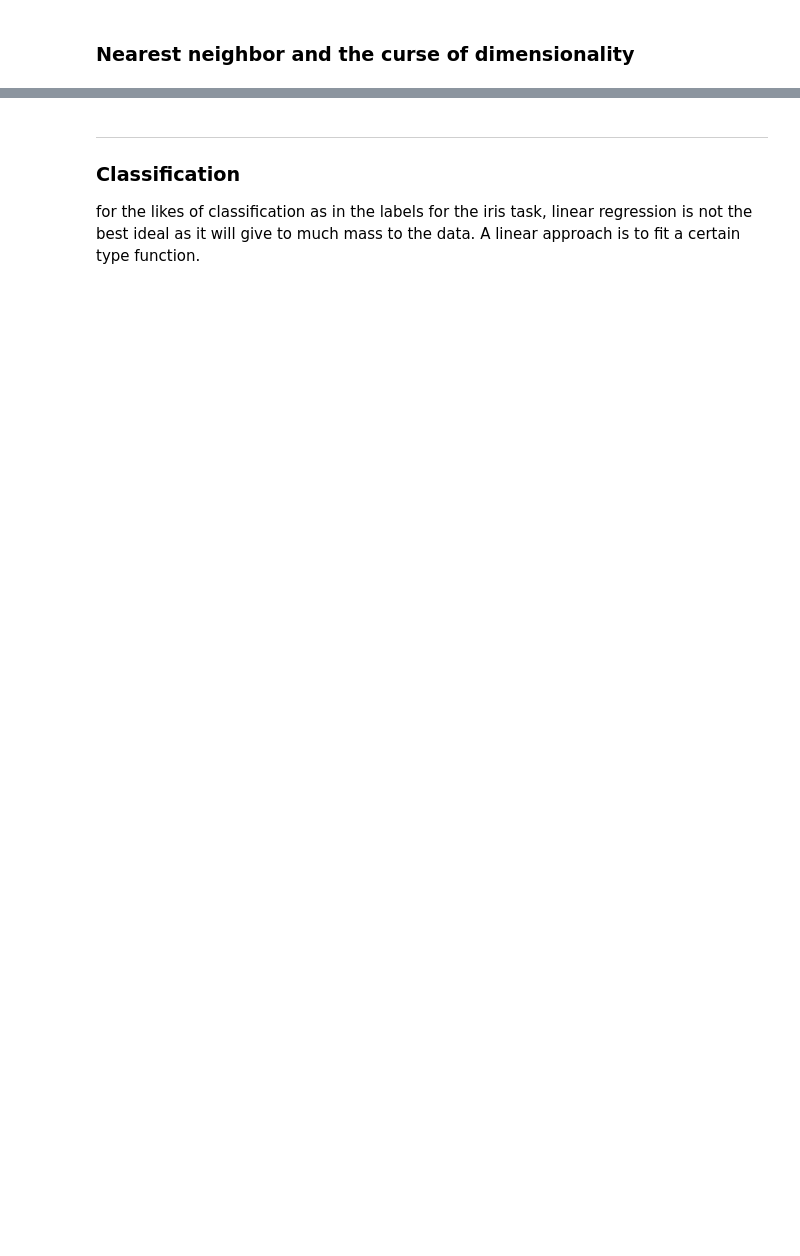
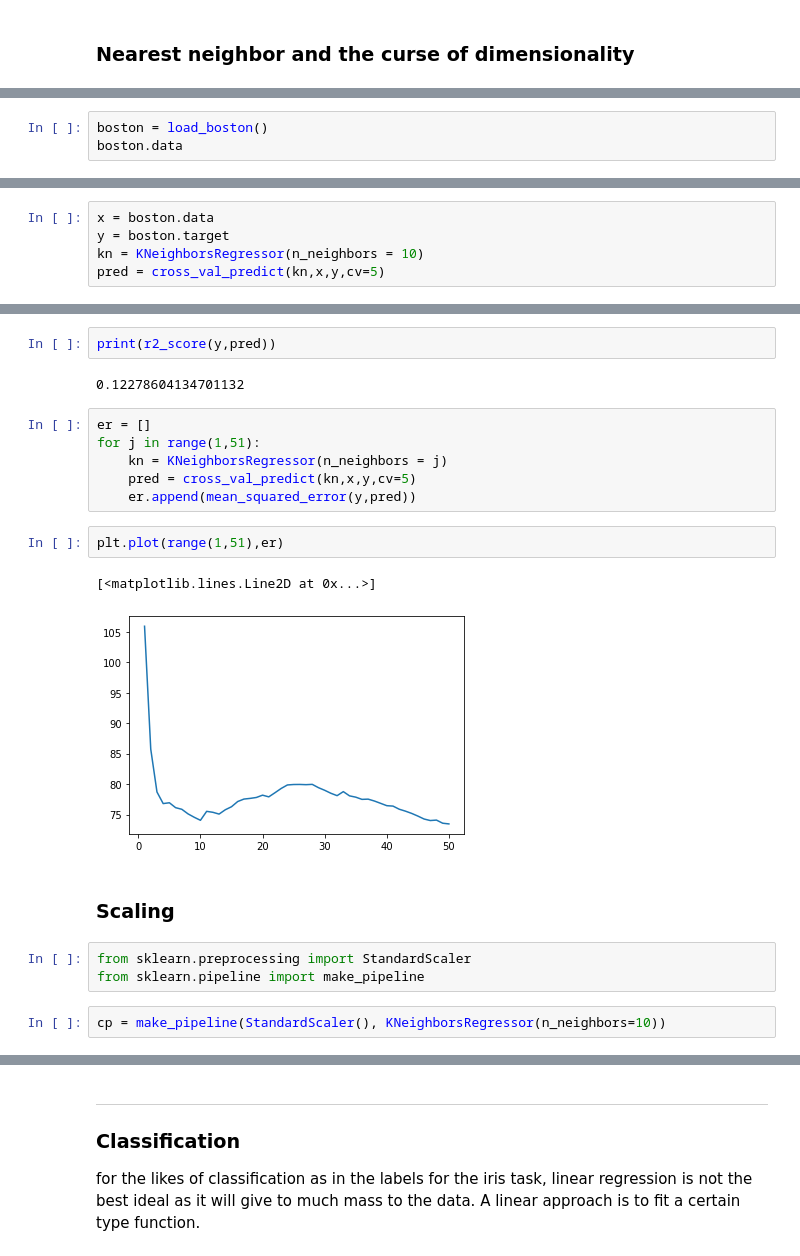
Before and after one commit to Davidpurtill1101011/Emerging_Technologies_4th_Year, a Jupyter notebook: Assessment/scikit-learn.ipynb, the cells around one changed output, grey strips where cells are left out. Saved outputs shown, nothing was run; the diff lists cells and outputs as text; blank space fills up the shorter version.

```diff
--- a/Assessment/scikit-learn.ipynb
+++ b/Assessment/scikit-learn.ipynb
@@ -416,0 +303,3 @@ print(regr.coef_)
+# %%
+boston = load_boston()
+boston.data
@@ -416,0 +340,5 @@ print(regr.coef_)
+# %%
+x = boston.data
+y = boston.target
+kn = KNeighborsRegressor(n_neighbors = 10)
+pred = cross_val_predict(kn,x,y,cv=5)
@@ -416,0 +365,22 @@ print(regr.coef_)
+# %%
+print(r2_score(y,pred))
+# %% [output]
+0.12278604134701132
+# %%
+er = []
+for j in range(1,51):
+    kn = KNeighborsRegressor(n_neighbors = j)
+    pred = cross_val_predict(kn,x,y,cv=5)
+    er.append(mean_squared_error(y,pred))
+# %%
+plt.plot(range(1,51),er)
+# %% [output]
+[<matplotlib.lines.Line2D at 0x...>]
+[figure, added]
+# %% [markdown]
+### Scaling
+# %%
+from sklearn.preprocessing import StandardScaler
+from sklearn.pipeline import make_pipeline
+# %%
+cp = make_pipeline(StandardScaler(), KNeighborsRegressor(n_neighbors=10))
```
Also changed, not shown: parts of 50 cells of this notebook.
